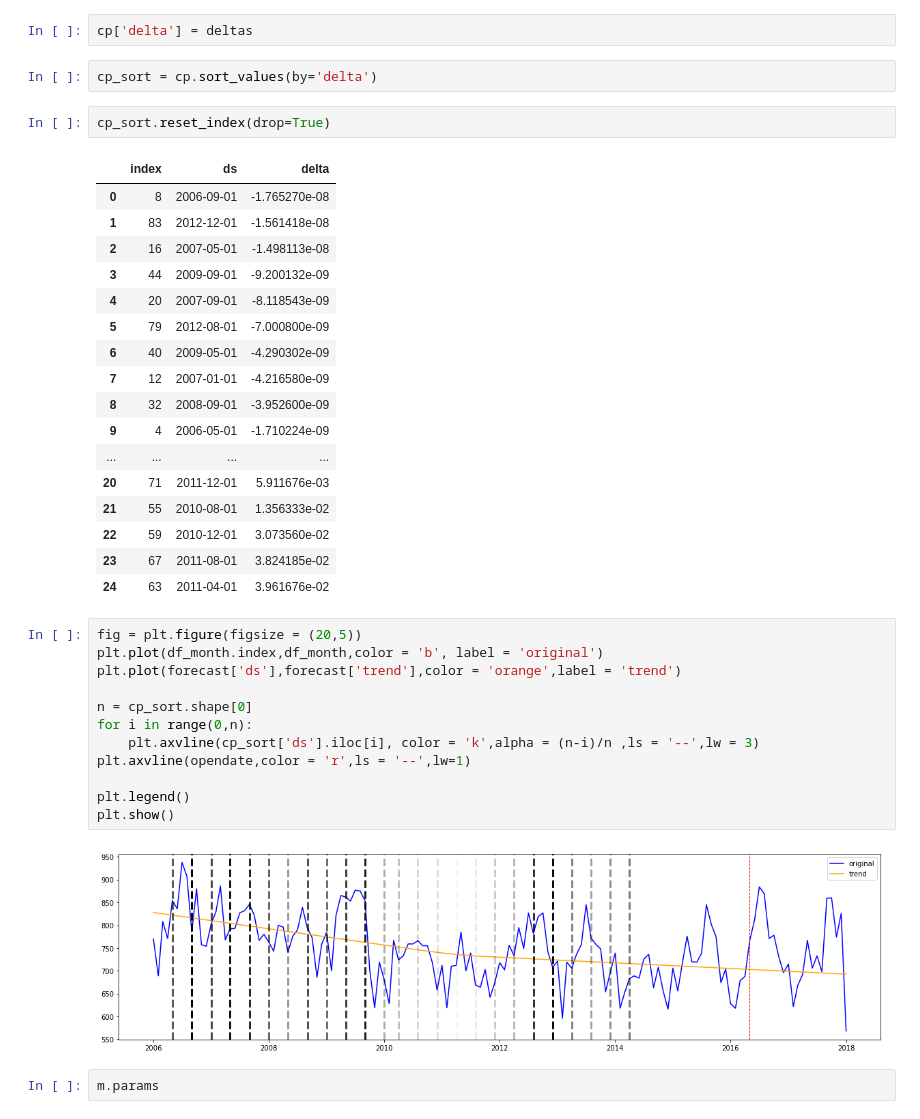
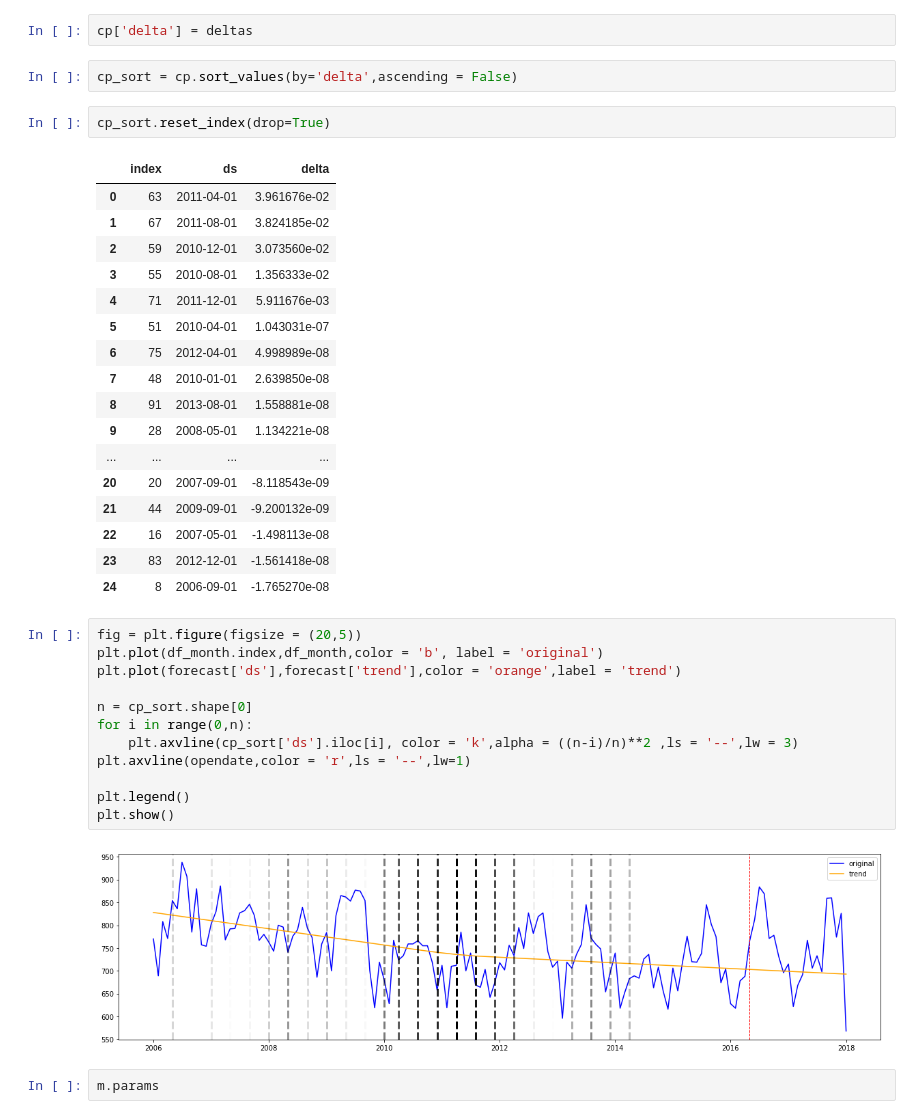
Before and after one commit to HKS-data-science-group/santa-monica-light-rail, a Jupyter notebook: forecast based on time series model.ipynb, the cells around one changed output. Cells and saved outputs as stored; diff of their text form.

Commit message:
update on time series model, plot with concert dates, prediction_to_csv

```diff
--- a/forecast based on time series model.ipynb
+++ b/forecast based on time series model.ipynb
@@ -329,41 +345,41 @@ deltas = deltas.reshape(-1,1)
 # %%
 cp['delta'] = deltas
 # %%
-cp_sort = cp.sort_values(by='delta')
+cp_sort = cp.sort_values(by='delta',ascending = False)
 # %%
 cp_sort.reset_index(drop=True)
 # %% [output]
 |  | index | ds | delta |
-| 0 | 8 | 2006-09-01 | -1.765270e-08 |
-| 1 | 83 | 2012-12-01 | -1.561418e-08 |
-| 2 | 16 | 2007-05-01 | -1.498113e-08 |
-| 3 | 44 | 2009-09-01 | -9.200132e-09 |
-| 4 | 20 | 2007-09-01 | -8.118543e-09 |
-| 5 | 79 | 2012-08-01 | -7.000800e-09 |
-| 6 | 40 | 2009-05-01 | -4.290302e-09 |
-| 7 | 12 | 2007-01-01 | -4.216580e-09 |
-| 8 | 32 | 2008-09-01 | -3.952600e-09 |
-| 9 | 4 | 2006-05-01 | -1.710224e-09 |
+| 0 | 63 | 2011-04-01 | 3.961676e-02 |
+| 1 | 67 | 2011-08-01 | 3.824185e-02 |
+| 2 | 59 | 2010-12-01 | 3.073560e-02 |
+| 3 | 55 | 2010-08-01 | 1.356333e-02 |
+| 4 | 71 | 2011-12-01 | 5.911676e-03 |
+| 5 | 51 | 2010-04-01 | 1.043031e-07 |
+| 6 | 75 | 2012-04-01 | 4.998989e-08 |
+| 7 | 48 | 2010-01-01 | 2.639850e-08 |
+| 8 | 91 | 2013-08-01 | 1.558881e-08 |
+| 9 | 28 | 2008-05-01 | 1.134221e-08 |
 | ... | ... | ... | ... |
-| 20 | 71 | 2011-12-01 | 5.911676e-03 |
-| 21 | 55 | 2010-08-01 | 1.356333e-02 |
-| 22 | 59 | 2010-12-01 | 3.073560e-02 |
-| 23 | 67 | 2011-08-01 | 3.824185e-02 |
-| 24 | 63 | 2011-04-01 | 3.961676e-02 |
+| 20 | 20 | 2007-09-01 | -8.118543e-09 |
+| 21 | 44 | 2009-09-01 | -9.200132e-09 |
+| 22 | 16 | 2007-05-01 | -1.498113e-08 |
+| 23 | 83 | 2012-12-01 | -1.561418e-08 |
+| 24 | 8 | 2006-09-01 | -1.765270e-08 |
 # %%
 fig = plt.figure(figsize = (20,5))
 plt.plot(df_month.index,df_month,color = 'b', label = 'original')
 plt.plot(forecast['ds'],forecast['trend'],color = 'orange',label = 'trend')
 
 n = cp_sort.shape[0]
 for i in range(0,n):
-    plt.axvline(cp_sort['ds'].iloc[i], color = 'k',alpha = (n-i)/n ,ls = '--',lw = 3)
+    plt.axvline(cp_sort['ds'].iloc[i], color = 'k',alpha = ((n-i)/n)**2 ,ls = '--',lw = 3)
 plt.axvline(opendate,color = 'r',ls = '--',lw=1)
 
 plt.legend()
 plt.show()
 # %% [output]
-[figure, old version]
+[figure, new version]
 # %%
 m.params
 # %% [output]
```
Also changed, not shown: parts of 11 cells of this notebook, 2 other files.
